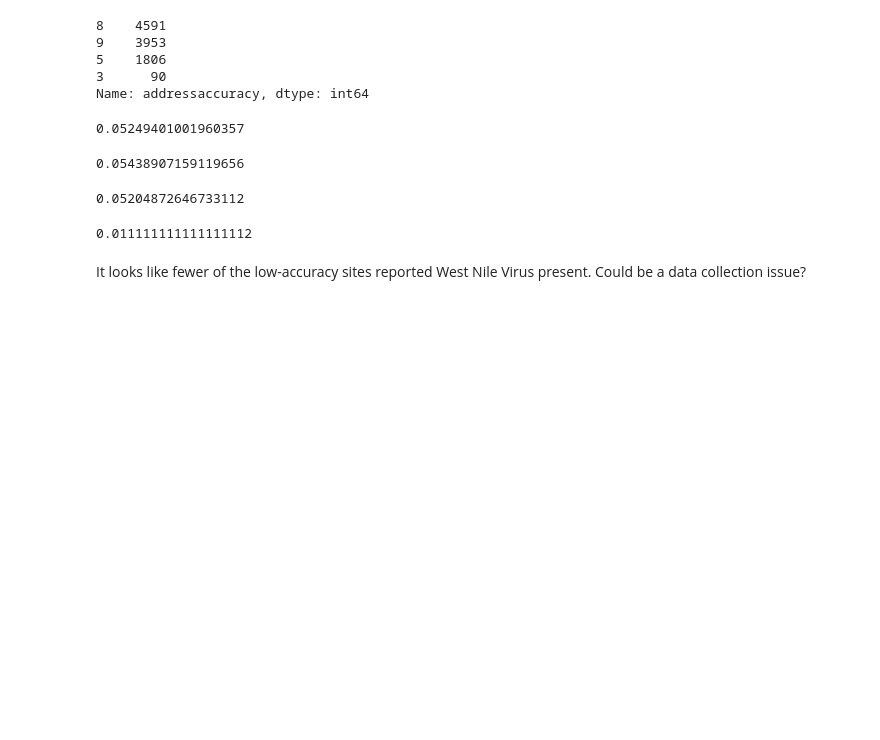
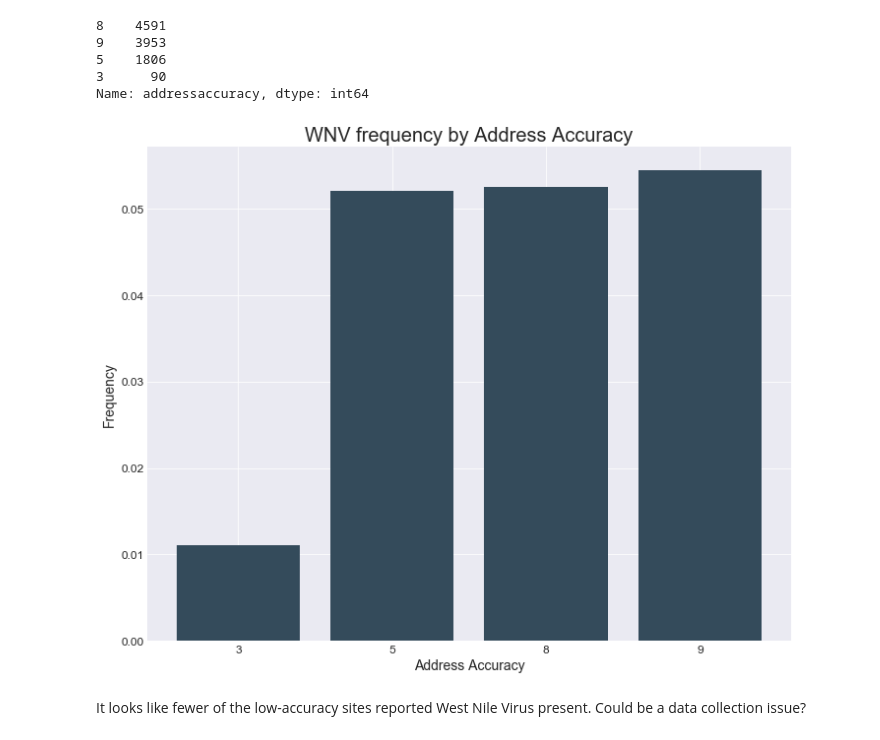
Before and after one commit to jtimdwyer/DSI_project_4, a Jupyter notebook: notebooks/05_EDA.ipynb, the cells around one changed output. Saved outputs shown, nothing was run; the diff lists cells and outputs as text; code cells hidden in the pictures; blank space fills up the shorter version.

```diff
--- a/notebooks/05_EDA.ipynb
+++ b/notebooks/05_EDA.ipynb
@@ -89,22 +88,23 @@ train_weather.addressaccuracy.value_counts()
 5    1806
 3      90
 Name: addressaccuracy, dtype: int64
-# %%
-train_weather[(train_weather.addressaccuracy == 8)]['wnvpresent'].mean()
-# %% [output]
-0.05249401001960357
-# %%
-train_weather[(train_weather.addressaccuracy == 9)]['wnvpresent'].mean()
-# %% [output]
-0.05438907159119656
-# %%
-train_weather[(train_weather.addressaccuracy == 5)]['wnvpresent'].mean()
-# %% [output]
-0.05204872646733112
-# %%
-train_weather[(train_weather.addressaccuracy == 3)]['wnvpresent'].mean()
-# %% [output]
-0.011111111111111112
+# %%
+aa_list = [3, 5, 8, 9]
+aa_pct = [df[df.addressaccuracy == 3]['wnvpresent'].mean(),
+            df[df.addressaccuracy == 5]['wnvpresent'].mean(),
+            df[df.addressaccuracy == 8]['wnvpresent'].mean(),
+            df[df.addressaccuracy == 9]['wnvpresent'].mean()]
+# %%
+plt.figure(figsize=(10, 8))
+plt.bar(x=[str(i) for i in aa_list], height=aa_pct)
+plt.title('WNV frequency by Address Accuracy', size=20)
+plt.xticks(size=12)
+plt.yticks(size=12)
+plt.xlabel('Address Accuracy', size=14)
+plt.ylabel('Frequency', size=14)
+plt.tight_layout()
+# %% [output]
+[figure, added]
 # %% [markdown]
 It looks like fewer of the low-accuracy sites reported West Nile Virus present. Could be a data collection issue?
 # %% [markdown]
```
Also changed, not shown: parts of 68 cells of this notebook, 1 other file.
